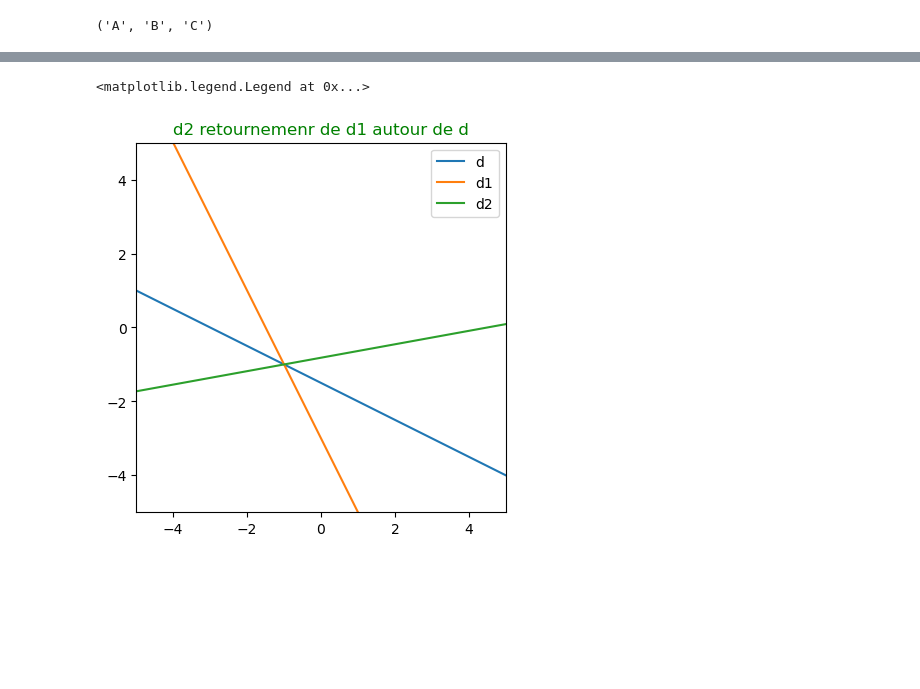
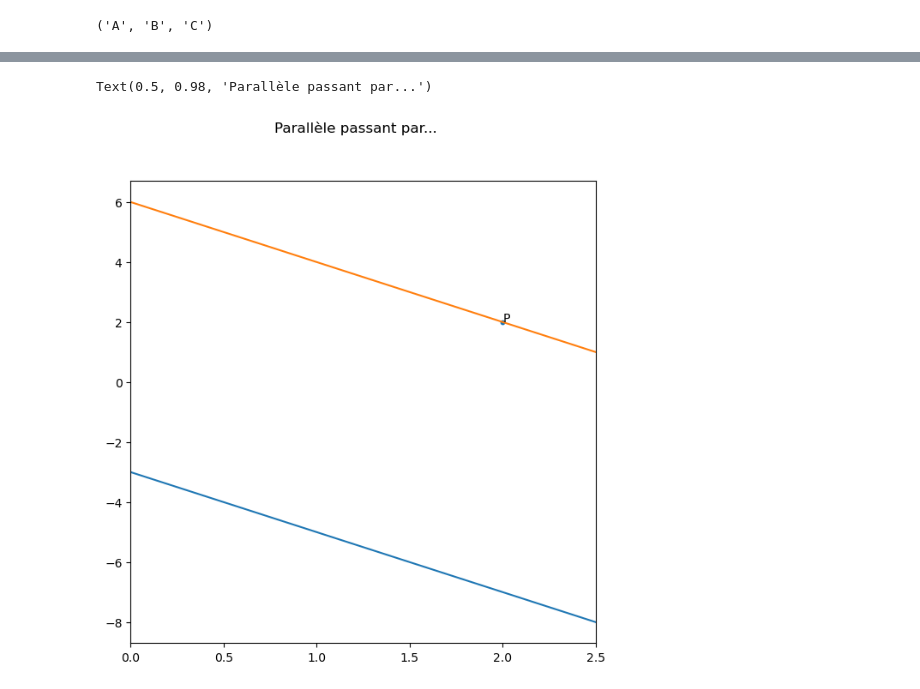
Before and after one commit to mhdeleglise/Formes2D, a Jupyter notebook: tst.ipynb, the cells around one changed output, grey strips where cells are left out. Saved outputs shown, nothing was run; the diff lists cells and outputs as text; code cells hidden in the pictures; blank space fills up the shorter version.

```diff
--- a/tst.ipynb
+++ b/tst.ipynb
@@ -167,16 +174,13 @@ Aire du triangle  2.0   et son périmètre  6.47213595499958
-# %%
-d = Droite(1,2,3)
-d1 = Droite(2,1,3)
-fig, ax = plt.subplots()
-ax.set_xlim(-5,5)
-ax.set_ylim(-5,5)
-ax.set_aspect('equal')
-d2 = retournement(d1, d)
-d.draw(ax,label="d")
-d1.draw(ax,label="d1")
-d2.draw(ax,label="d2")
-plt.title("d2 retournement de d1 autour de d", color='green')
-ax.legend()
-# %% [output]
-<matplotlib.legend.Legend at 0x...>
-[figure, removed]
+# %%
+fig, ax = plt.subplots(figsize = (7,7))
+ax.set_xlim(0,2.5)
+d = Droite(2,1,3)
+P = Point(2,2,'P')
+d1= parallele(d,P)
+d.draw(ax)
+d1.draw(ax)
+P.draw(ax)
+fig.suptitle("Parallèle passant par...")
+# %% [output]
+Text(0.5, 0.98, 'Parallèle passant par...')
+[figure, added]
```
Also changed, not shown: parts of 5 cells of this notebook.
